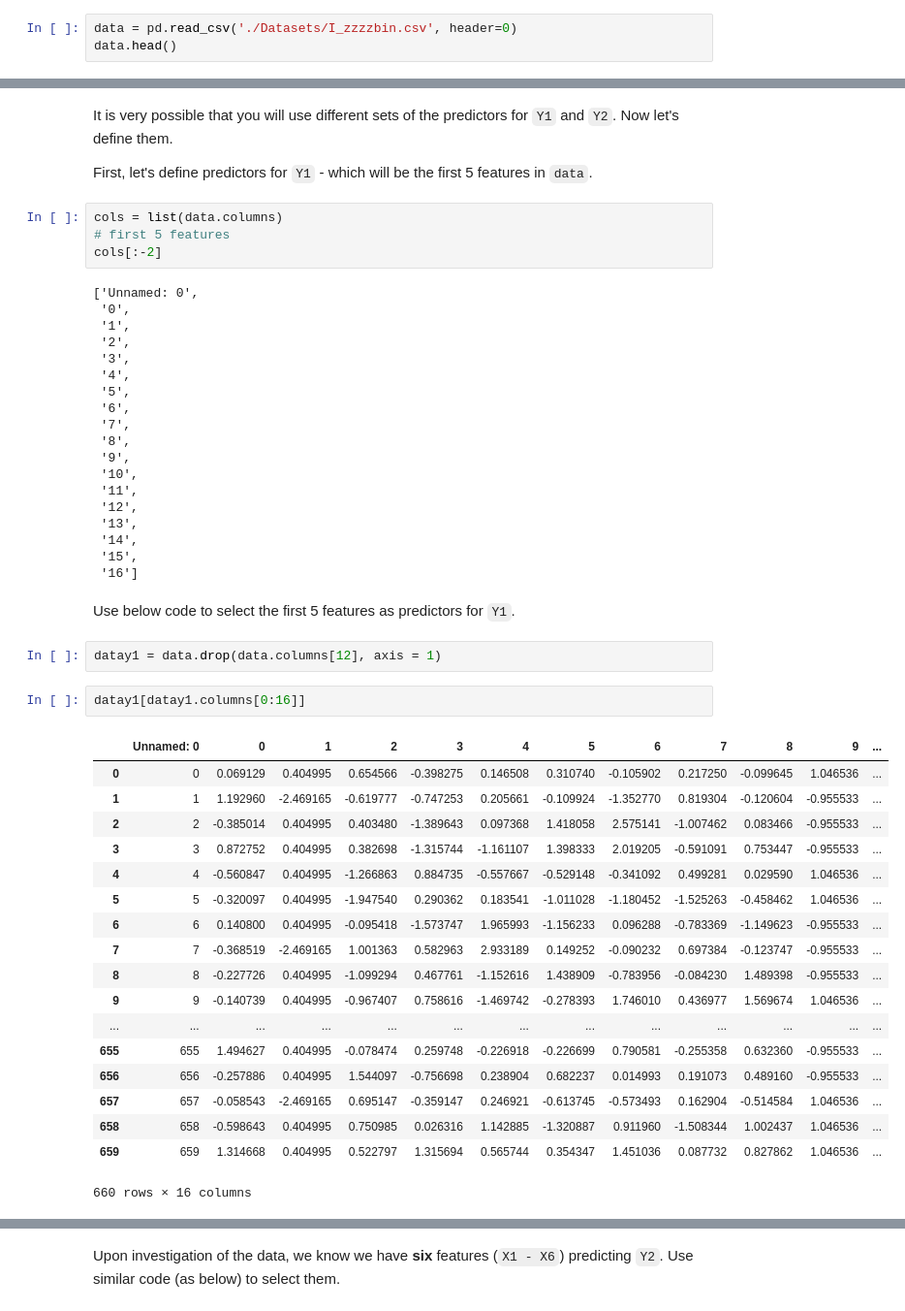
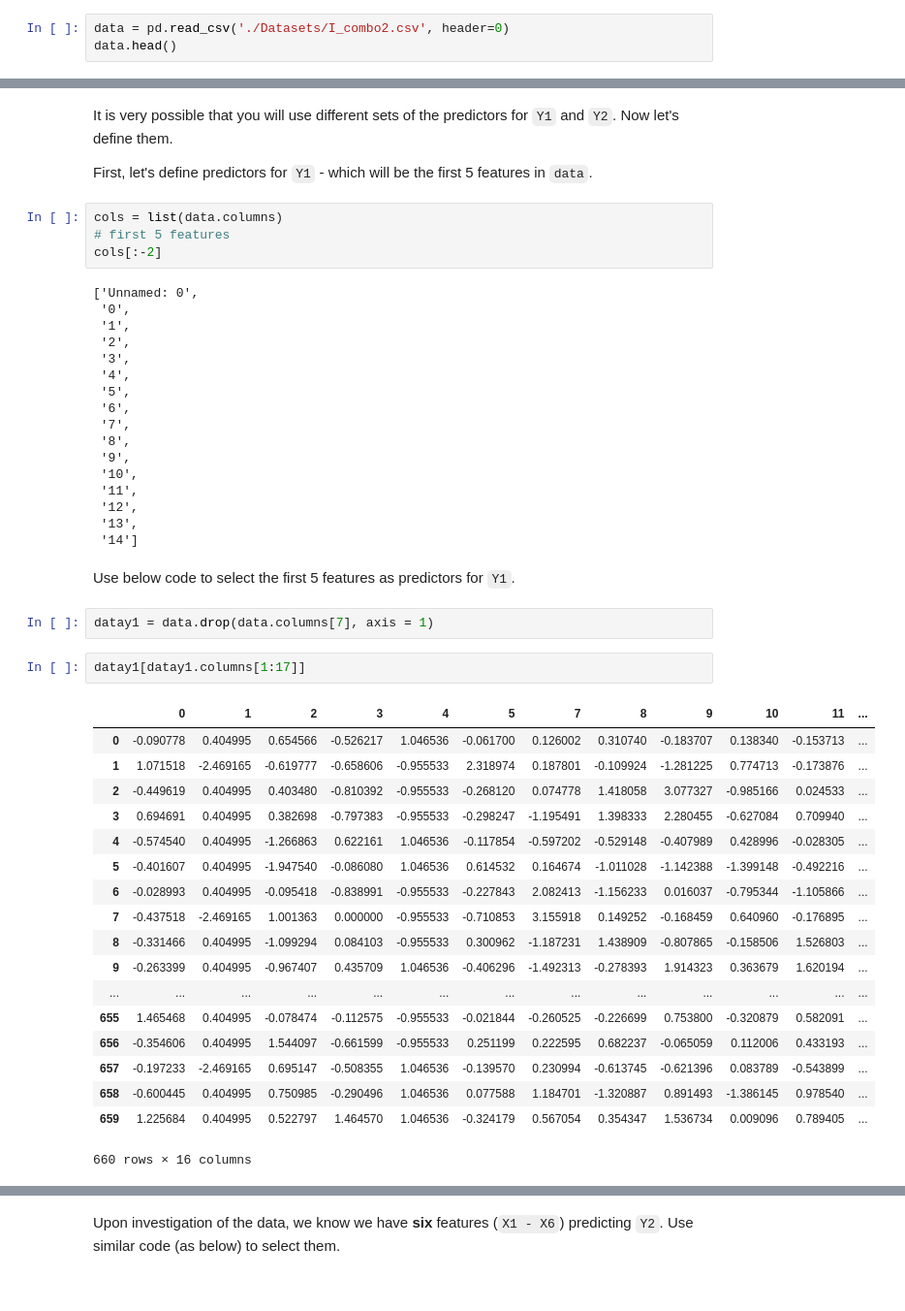
Before and after one commit to BA545-SP2019/2019-competition1-3-musketeers, a Jupyter notebook: Evaluation-Code-V0.ipynb, the cells around one changed output, grey strips where cells are left out. Shown: that part at 97% size. Drawn from its saved outputs; the diff is of its cells as text.

```diff
--- a/Evaluation-Code-V0.ipynb
+++ b/Evaluation-Code-V0.ipynb
@@ -35,7 +35,7 @@ __NOTE__:
 1. Your dataset maybe very different from the sample dataset.
 2. Please follow this structure when submitting your dataset.
 # %%
-data = pd.read_csv('./Datasets/I_zzzzbin.csv', header=0)
+data = pd.read_csv('./Datasets/I_combo2.csv', header=0)
 data.head()
 # %% [output]
 |  | Unnamed: 0 | 0 | 1 | 2 | 3 | 4 | 5 | 6 | 7 | 8 | 9 | ... |
@@ -103,33 +105,31 @@ cols[:-2]
  '11',
  '12',
  '13',
- '14',
- '15',
- '16']
+ '14']
 # %% [markdown]
 Use below code to select the first 5 features as predictors for `Y1`.
 # %%
-datay1 = data.drop(data.columns[12], axis = 1)
+datay1 = data.drop(data.columns[7], axis = 1)
 # %%
-datay1[datay1.columns[0:16]]
+datay1[datay1.columns[1:17]]
 # %% [output]
-|  | Unnamed: 0 | 0 | 1 | 2 | 3 | 4 | 5 | 6 | 7 | 8 | 9 | ... |
-| 0 | 0 | 0.069129 | 0.404995 | 0.654566 | -0.398275 | 0.146508 | 0.310740 | -0.105902 | 0.217250 | -0.099645 | 1.046536 | ... |
-| 1 | 1 | 1.192960 | -2.469165 | -0.619777 | -0.747253 | 0.205661 | -0.109924 | -1.352770 | 0.819304 | -0.120604 | -0.955533 | ... |
-| 2 | 2 | -0.385014 | 0.404995 | 0.403480 | -1.389643 | 0.097368 | 1.418058 | 2.575141 | -1.007462 | 0.083466 | -0.955533 | ... |
-| 3 | 3 | 0.872752 | 0.404995 | 0.382698 | -1.315744 | -1.161107 | 1.398333 | 2.019205 | -0.591091 | 0.753447 | -0.955533 | ... |
-| 4 | 4 | -0.560847 | 0.404995 | -1.266863 | 0.884735 | -0.557667 | -0.529148 | -0.341092 | 0.499281 | 0.029590 | 1.046536 | ... |
-| 5 | 5 | -0.320097 | 0.404995 | -1.947540 | 0.290362 | 0.183541 | -1.011028 | -1.180452 | -1.525263 | -0.458462 | 1.046536 | ... |
-| 6 | 6 | 0.140800 | 0.404995 | -0.095418 | -1.573747 | 1.965993 | -1.156233 | 0.096288 | -0.783369 | -1.149623 | -0.955533 | ... |
-| 7 | 7 | -0.368519 | -2.469165 | 1.001363 | 0.582963 | 2.933189 | 0.149252 | -0.090232 | 0.697384 | -0.123747 | -0.955533 | ... |
-| 8 | 8 | -0.227726 | 0.404995 | -1.099294 | 0.467761 | -1.152616 | 1.438909 | -0.783956 | -0.084230 | 1.489398 | -0.955533 | ... |
-| 9 | 9 | -0.140739 | 0.404995 | -0.967407 | 0.758616 | -1.469742 | -0.278393 | 1.746010 | 0.436977 | 1.569674 | 1.046536 | ... |
+|  | 0 | 1 | 2 | 3 | 4 | 5 | 7 | 8 | 9 | 10 | 11 | ... |
+| 0 | -0.090778 | 0.404995 | 0.654566 | -0.526217 | 1.046536 | -0.061700 | 0.126002 | 0.310740 | -0.183707 | 0.138340 | -0.153713 | ... |
+| 1 | 1.071518 | -2.469165 | -0.619777 | -0.658606 | -0.955533 | 2.318974 | 0.187801 | -0.109924 | -1.281225 | 0.774713 | -0.173876 | ... |
+| 2 | -0.449619 | 0.404995 | 0.403480 | -0.810392 | -0.955533 | -0.268120 | 0.074778 | 1.418058 | 3.077327 | -0.985166 | 0.024533 | ... |
+| 3 | 0.694691 | 0.404995 | 0.382698 | -0.797383 | -0.955533 | -0.298247 | -1.195491 | 1.398333 | 2.280455 | -0.627084 | 0.709940 | ... |
+| 4 | -0.574540 | 0.404995 | -1.266863 | 0.622161 | 1.046536 | -0.117854 | -0.597202 | -0.529148 | -0.407989 | 0.428996 | -0.028305 | ... |
+| 5 | -0.401607 | 0.404995 | -1.947540 | -0.086080 | 1.046536 | 0.614532 | 0.164674 | -1.011028 | -1.142388 | -1.399148 | -0.492216 | ... |
+| 6 | -0.028993 | 0.404995 | -0.095418 | -0.838991 | -0.955533 | -0.227843 | 2.082413 | -1.156233 | 0.016037 | -0.795344 | -1.105866 | ... |
+| 7 | -0.437518 | -2.469165 | 1.001363 | 0.000000 | -0.955533 | -0.710853 | 3.155918 | 0.149252 | -0.168459 | 0.640960 | -0.176895 | ... |
+| 8 | -0.331466 | 0.404995 | -1.099294 | 0.084103 | -0.955533 | 0.300962 | -1.187231 | 1.438909 | -0.807865 | -0.158506 | 1.526803 | ... |
+| 9 | -0.263399 | 0.404995 | -0.967407 | 0.435709 | 1.046536 | -0.406296 | -1.492313 | -0.278393 | 1.914323 | 0.363679 | 1.620194 | ... |
 | ... | ... | ... | ... | ... | ... | ... | ... | ... | ... | ... | ... | ... |
-| 655 | 655 | 1.494627 | 0.404995 | -0.078474 | 0.259748 | -0.226918 | -0.226699 | 0.790581 | -0.255358 | 0.632360 | -0.955533 | ... |
-| 656 | 656 | -0.257886 | 0.404995 | 1.544097 | -0.756698 | 0.238904 | 0.682237 | 0.014993 | 0.191073 | 0.489160 | -0.955533 | ... |
-| 657 | 657 | -0.058543 | -2.469165 | 0.695147 | -0.359147 | 0.246921 | -0.613745 | -0.573493 | 0.162904 | -0.514584 | 1.046536 | ... |
-| 658 | 658 | -0.598643 | 0.404995 | 0.750985 | 0.026316 | 1.142885 | -1.320887 | 0.911960 | -1.508344 | 1.002437 | 1.046536 | ... |
-| 659 | 659 | 1.314668 | 0.404995 | 0.522797 | 1.315694 | 0.565744 | 0.354347 | 1.451036 | 0.087732 | 0.827862 | 1.046536 | ... |
+| 655 | 1.465468 | 0.404995 | -0.078474 | -0.112575 | -0.955533 | -0.021844 | -0.260525 | -0.226699 | 0.753800 | -0.320879 | 0.582091 | ... |
+| 656 | -0.354606 | 0.404995 | 1.544097 | -0.661599 | -0.955533 | 0.251199 | 0.222595 | 0.682237 | -0.065059 | 0.112006 | 0.433193 | ... |
+| 657 | -0.197233 | -2.469165 | 0.695147 | -0.508355 | 1.046536 | -0.139570 | 0.230994 | -0.613745 | -0.621396 | 0.083789 | -0.543899 | ... |
+| 658 | -0.600445 | 0.404995 | 0.750985 | -0.290496 | 1.046536 | 0.077588 | 1.184701 | -1.320887 | 0.891493 | -1.386145 | 0.978540 | ... |
+| 659 | 1.225684 | 0.404995 | 0.522797 | 1.464570 | 1.046536 | -0.324179 | 0.567054 | 0.354347 | 1.536734 | 0.009096 | 0.789405 | ... |
 660 rows × 16 columns
 # %%
 
```
Also changed, not shown: parts of 7 cells of this notebook, 5 other files.
